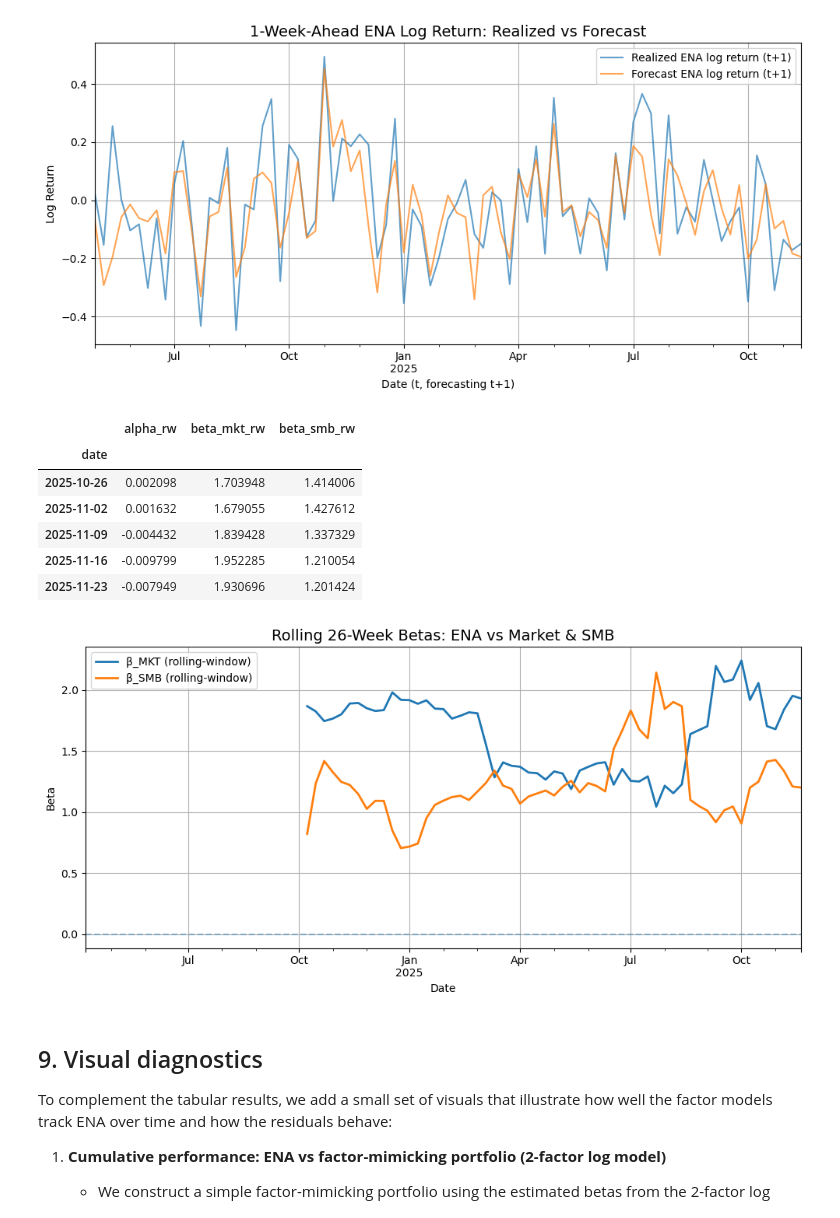
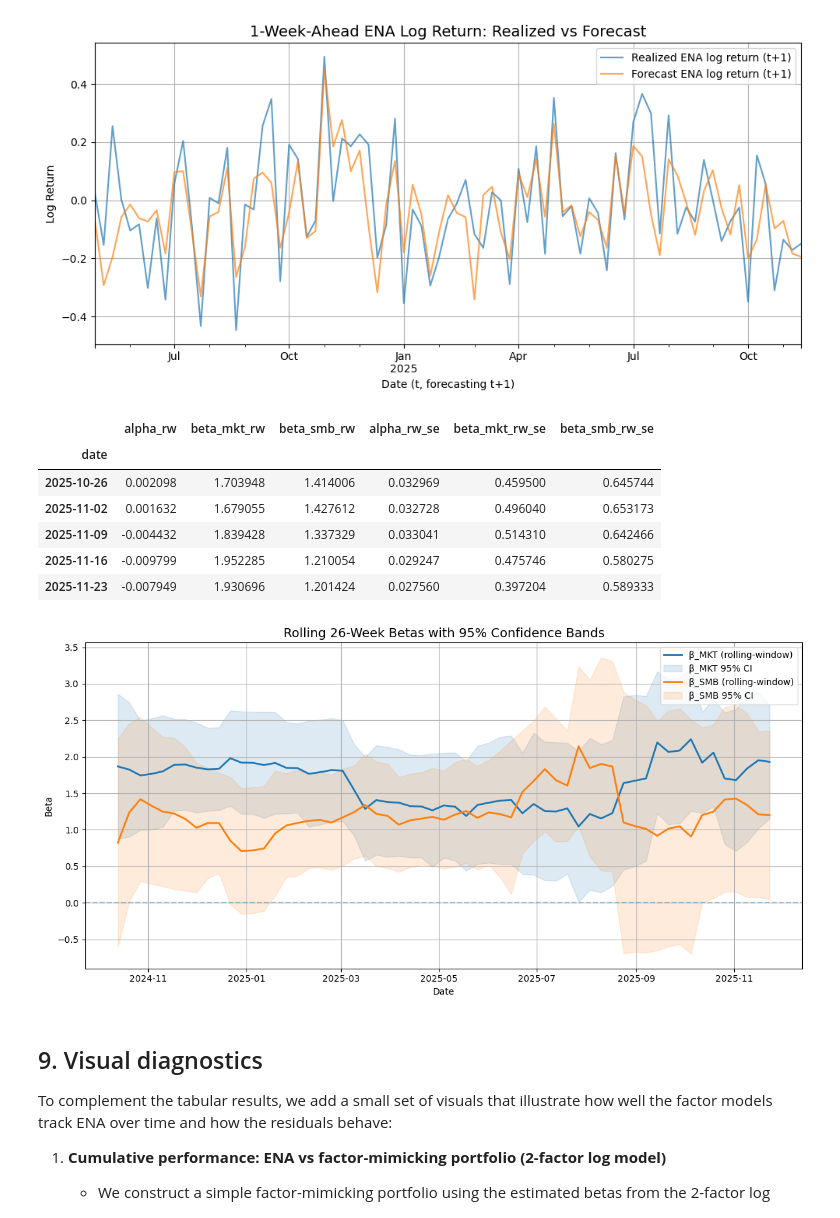
Before and after one commit to frank22lin/MBC-Research, a Jupyter notebook: factor_analysis.ipynb, the cells around one changed output. Cells and saved outputs as stored; diff of their text form; code cells hidden in the pictures.

```diff
--- a/factor_analysis.ipynb
+++ b/factor_analysis.ipynb
@@ -717,69 +739,104 @@ Correlation between 1w-ahead forecasts and realized ENA log returns: 0.742531129
 [figure]
 # %%
 # -------------------------------------------------------------
-# Rolling-window (fixed-length) regression for ENA betas
+# Rolling-window (fixed-length) regression with standard errors
 # -------------------------------------------------------------
 
-window = 26   # number of weeks to use for each rolling regression
-dates = reg_df.index
+window = 26  # number of weeks in each rolling window
 
+alpha_rw = []
 beta_mkt_rw = []
 beta_smb_rw = []
-alpha_rw = []
+
+alpha_rw_se = []
+beta_mkt_rw_se = []
+beta_smb_rw_se = []
 
 for t in range(len(reg_df)):
-    # ensure we have enough data
     if t < window:
+        # not enough history yet
         alpha_rw.append(np.nan)
         beta_mkt_rw.append(np.nan)
         beta_smb_rw.append(np.nan)
+
+        alpha_rw_se.append(np.nan)
+        beta_mkt_rw_se.append(np.nan)
+        beta_smb_rw_se.append(np.nan)
         continue
 
-    # slice the fixed window [t-window, t)
+    # window is [t-window, t)
     window_df = reg_df.iloc[t-window : t]
-
     y = window_df["ENA_log_ret"]
     X = sm.add_constant(window_df[["market", "smb"]])
 
-    model = sm.OLS(y, X).fit()
+    # robust SEs (HC1). You can swap to HAC/Newey-West if desired.
+    model = sm.OLS(y, X).fit(cov_type="HC1")
 
     alpha_rw.append(model.params["const"])
     beta_mkt_rw.append(model.params["market"])
     beta_smb_rw.append(model.params["smb"])
+
+    alpha_rw_se.append(model.bse["const"])
+    beta_mkt_rw_se.append(model.bse["market"])
+    beta_smb_rw_se.append(model.bse["smb"])
 
 rolling_betas_rw = pd.DataFrame(
     {
         "alpha_rw": alpha_rw,
         "beta_mkt_rw": beta_mkt_rw,
         "beta_smb_rw": beta_smb_rw,
+        "alpha_rw_se": alpha_rw_se,
+        "beta_mkt_rw_se": beta_mkt_rw_se,
+        "beta_smb_rw_se": beta_smb_rw_se,
     },
-    index=dates,
+    index=reg_df.index,
 )
 
 rolling_betas_rw.tail()
 # %% [output]
-|  | alpha_rw | beta_mkt_rw | beta_smb_rw |
-| date |  |  |  |
-| 2025-10-26 | 0.002098 | 1.703948 | 1.414006 |
-| 2025-11-02 | 0.001632 | 1.679055 | 1.427612 |
-| 2025-11-09 | -0.004432 | 1.839428 | 1.337329 |
-| 2025-11-16 | -0.009799 | 1.952285 | 1.210054 |
-| 2025-11-23 | -0.007949 | 1.930696 | 1.201424 |
+|  | alpha_rw | beta_mkt_rw | beta_smb_rw | alpha_rw_se | beta_mkt_rw_se | beta_smb_rw_se |
+| date |  |  |  |  |  |  |
+| 2025-10-26 | 0.002098 | 1.703948 | 1.414006 | 0.032969 | 0.459500 | 0.645744 |
+| 2025-11-02 | 0.001632 | 1.679055 | 1.427612 | 0.032728 | 0.496040 | 0.653173 |
+| 2025-11-09 | -0.004432 | 1.839428 | 1.337329 | 0.033041 | 0.514310 | 0.642466 |
+| 2025-11-16 | -0.009799 | 1.952285 | 1.210054 | 0.029247 | 0.475746 | 0.580275 |
+| 2025-11-23 | -0.007949 | 1.930696 | 1.201424 | 0.027560 | 0.397204 | 0.589333 |
 # %%
-plt.figure(figsize=(10,5))
+plt.figure(figsize=(12, 6))
 
-rolling_betas_rw["beta_mkt_rw"].plot(label="β_MKT (rolling-window)", linewidth=2)
-rolling_betas_rw["beta_smb_rw"].plot(label="β_SMB (rolling-window)", linewidth=2)
+# --- β_MKT rolling ---
+beta_mkt = rolling_betas_rw["beta_mkt_rw"]
+se_mkt = rolling_betas_rw["beta_mkt_rw_se"]
+upper_mkt = beta_mkt + 1.96 * se_mkt
+lower_mkt = beta_mkt - 1.96 * se_mkt
+
+plt.plot(beta_mkt, label="β_MKT (rolling-window)", linewidth=2, color="C0")
+plt.fill_between(
+    beta_mkt.index, lower_mkt, upper_mkt,
+    color="C0", alpha=0.15, label="β_MKT 95% CI"
+)
+
+# --- β_SMB rolling ---
+beta_smb = rolling_betas_rw["beta_smb_rw"]
+se_smb = rolling_betas_rw["beta_smb_rw_se"]
+upper_smb = beta_smb + 1.96 * se_smb
+lower_smb = beta_smb - 1.96 * se_smb
+
+plt.plot(beta_smb, label="β_SMB (rolling-window)", linewidth=2, color="C1")
+plt.fill_between(
+    beta_smb.index, lower_smb, upper_smb,
+    color="C1", alpha=0.15, label="β_SMB 95% CI"
+)
 
 plt.axhline(0, linestyle="--", alpha=0.4)
-plt.title(f"Rolling {window}-Week Betas: ENA vs Market & SMB", fontsize=14)
+plt.title(f"Rolling {window}-Week Betas with 95% Confidence Bands", fontsize=14)
 plt.xlabel("Date")
 plt.ylabel("Beta")
 plt.legend()
 plt.tight_layout()
 plt.show()
 # %% [output]
-[figure, old version]
+[figure, new version]
 # %% [markdown]
 ## 9. Visual diagnostics
 
```
Also changed, not shown: parts of 12 cells of this notebook.
